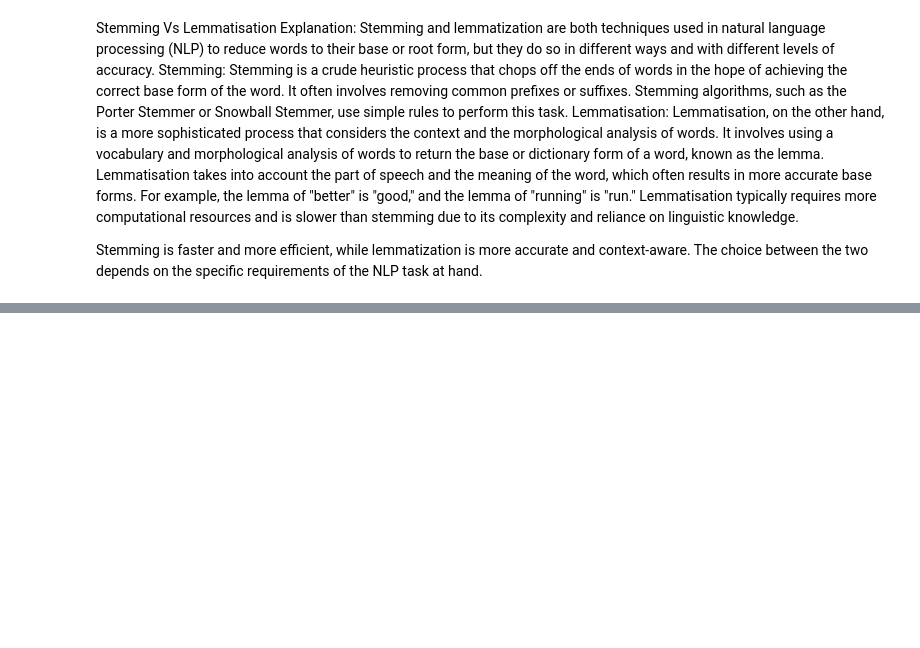
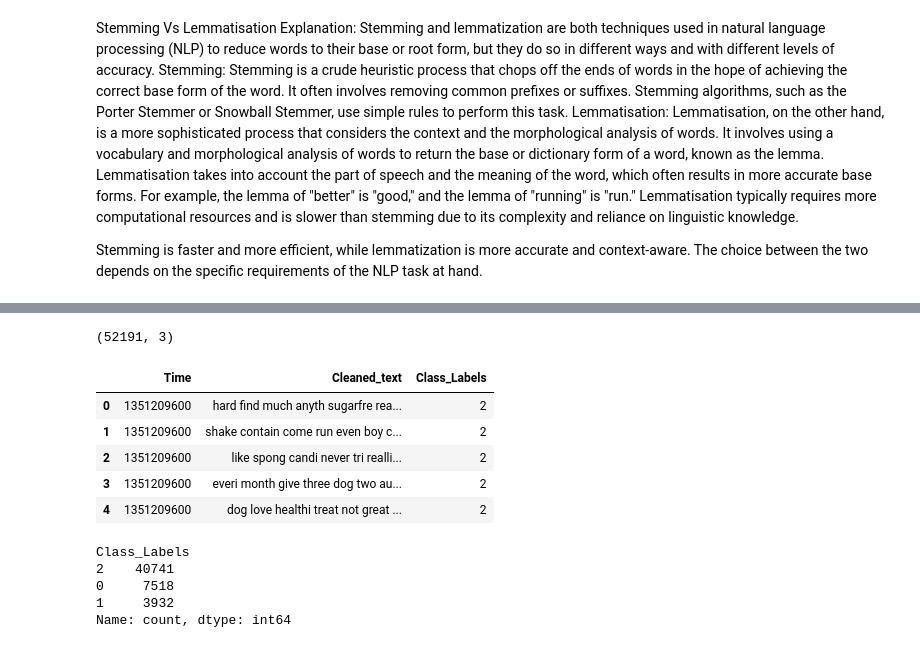
Before and after one commit to karthikeya-1508/NLP, a Jupyter notebook: Sentiment_Analysis Project/Sentiment_Analysis_NLP.ipynb, the cells around one changed output, grey strips where cells are left out. Cells and saved outputs as stored; diff of their text form; code cells hidden in the pictures; blank space fills up the shorter version.

```diff
--- a/Sentiment_Analysis Project/Sentiment_Analysis_NLP.ipynb
+++ b/Sentiment_Analysis Project/Sentiment_Analysis_NLP.ipynb
@@ -376,0 +422,21 @@ Stemming is faster and more efficient, while lemmatization is more accurate and
+# %%
+sampled_dataset = sampled_dataset[['Time','Cleaned_text','Class_Labels']]
+# %%
+print(sampled_dataset.shape)
+sampled_dataset.head()
+# %% [output]
+(52191, 3)
+|  | Time | Cleaned_text | Class_Labels |
+| 0 | 1351209600 | hard find much anyth sugarfre rea... | 2 |
+| 1 | 1351209600 | shake contain come run even boy c... | 2 |
+| 2 | 1351209600 | like spong candi never tri realli... | 2 |
+| 3 | 1351209600 | everi month give three dog two au... | 2 |
+| 4 | 1351209600 | dog love healthi treat not great ... | 2 |
+# %%
+sampled_dataset['Class_Labels'].value_counts()
+# %% [output]
+Class_Labels
+2    40741
+0     7518
+1     3932
+Name: count, dtype: int64
```
Also changed, not shown: parts of 25 cells of this notebook.
